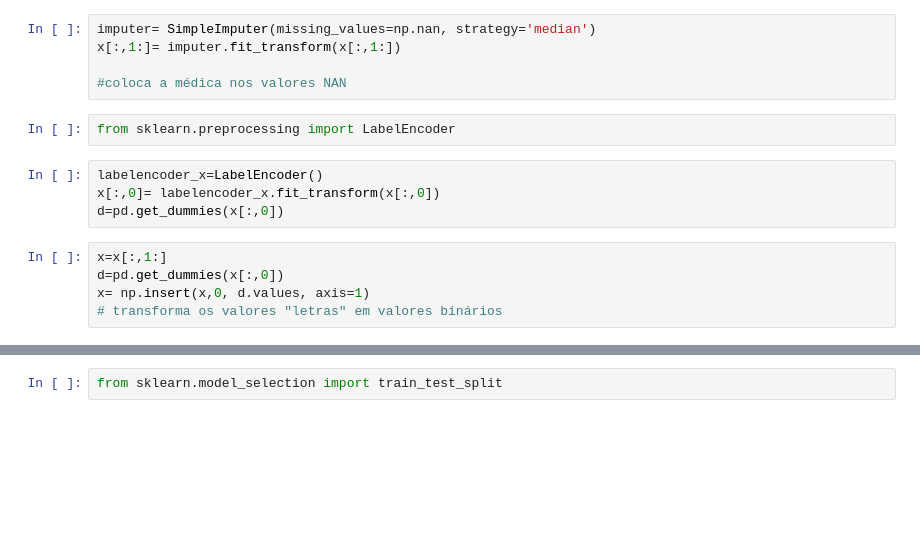
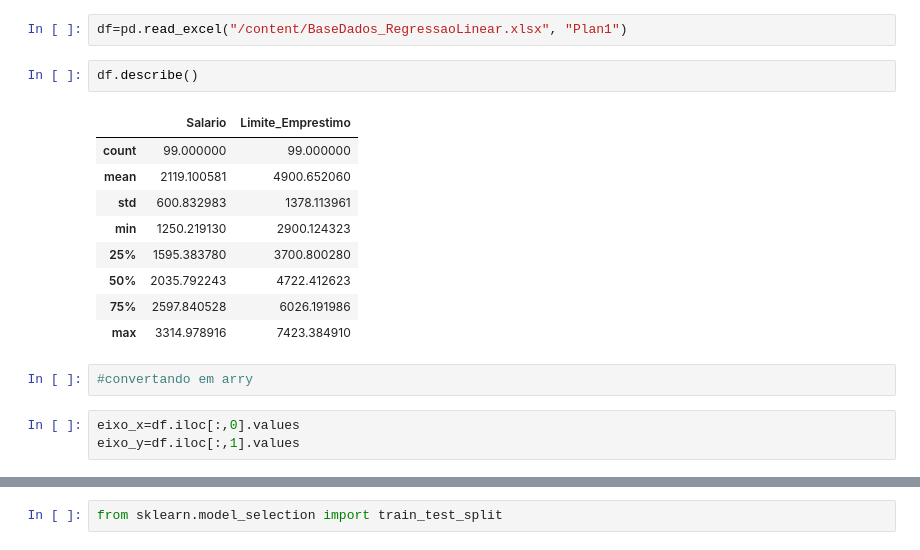
Before and after one commit to felipelimapy/Study-on-Machine-Learning, a Jupyter notebook: RegressãoLinear.ipynb, the cells around one changed output, grey strips where cells are left out. Cells and saved outputs as stored; diff of their text form; blank space fills up the shorter version.

```diff
--- a/RegressãoLinear.ipynb
+++ b/RegressãoLinear.ipynb
@@ -16,16 +8,19 @@ from sklearn.impute import SimpleImputer
-# %%
-imputer= SimpleImputer(missing_values=np.nan, strategy='median')
-x[:,1:]= imputer.fit_transform(x[:,1:])
-
-#coloca a médica nos valores NAN
-# %%
-from sklearn.preprocessing import LabelEncoder
-# %%
-labelencoder_x=LabelEncoder()
-x[:,0]= labelencoder_x.fit_transform(x[:,0])
-d=pd.get_dummies(x[:,0])
-# %%
-x=x[:,1:]
-d=pd.get_dummies(x[:,0])
-x= np.insert(x,0, d.values, axis=1)
-# transforma os valores "letras" em valores binários
+# %%
+df=pd.read_excel("/content/BaseDados_RegressaoLinear.xlsx", "Plan1")
+# %%
+df.describe()
+# %% [output]
+|  | Salario | Limite_Emprestimo |
+| count | 99.000000 | 99.000000 |
+| mean | 2119.100581 | 4900.652060 |
+| std | 600.832983 | 1378.113961 |
+| min | 1250.219130 | 2900.124323 |
+| 25% | 1595.383780 | 3700.800280 |
+| 50% | 2035.792243 | 4722.412623 |
+| 75% | 2597.840528 | 6026.191986 |
+| max | 3314.978916 | 7423.384910 |
+# %%
+#convertando em arry
+# %%
+eixo_x=df.iloc[:,0].values
+eixo_y=df.iloc[:,1].values
```
Also changed, not shown: parts of 22 cells of this notebook.
